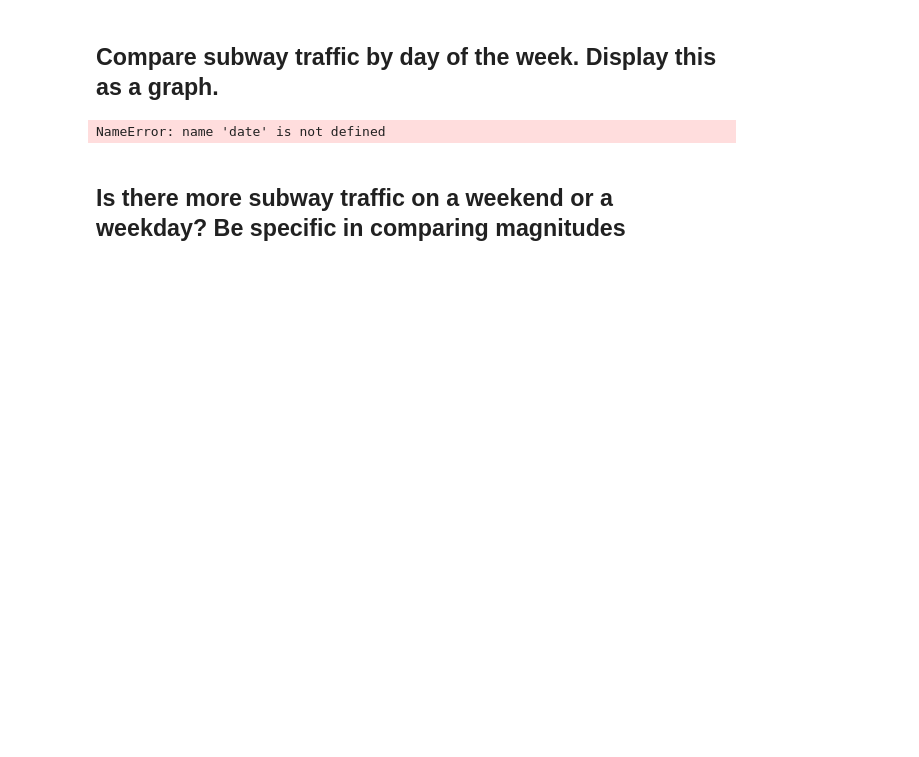
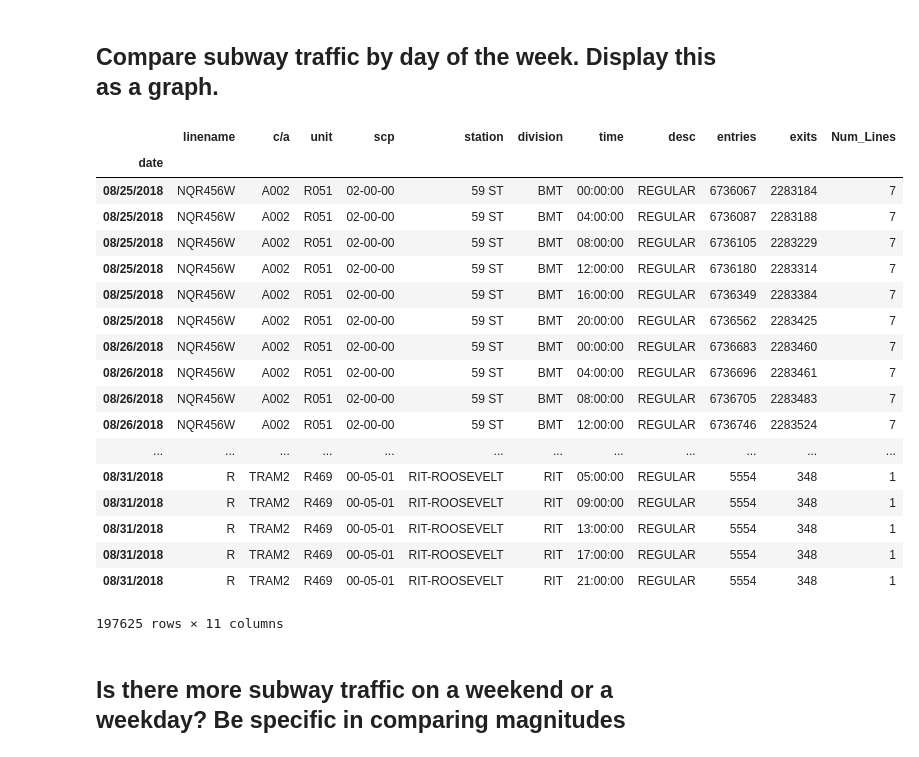
Before and after one commit to minnaf/dsc-pandas-series-and-dataframes-lab-nyc-ds-060319, a Jupyter notebook: index.ipynb, the cells around one changed output. Saved outputs shown, nothing was run; the diff lists cells and outputs as text; code cells hidden in the pictures; blank space fills up the shorter version.

```diff
--- a/index.ipynb
+++ b/index.ipynb
@@ -132,9 +132,27 @@ Index(['linename', 'c/a', 'unit', 'scp', 'station', 'division', 'date', 'time',
 ## Compare subway traffic by day of the week. Display this as a graph.
 # %%
 #Your code here
-df.set_index('date)
+df.set_index('date')
 # %% [output]
+|  | linename | c/a | unit | scp | station | division | time | desc | entries | exits | Num_Lines |
+| date |  |  |  |  |  |  |  |  |  |  |  |
+| 08/25/2018 | NQR456W | A002 | R051 | 02-00-00 | 59 ST | BMT | 00:00:00 | REGULAR | 6736067 | 2283184 | 7 |
+| 08/25/2018 | NQR456W | A002 | R051 | 02-00-00 | 59 ST | BMT | 04:00:00 | REGULAR | 6736087 | 2283188 | 7 |
+| 08/25/2018 | NQR456W | A002 | R051 | 02-00-00 | 59 ST | BMT | 08:00:00 | REGULAR | 6736105 | 2283229 | 7 |
+| 08/25/2018 | NQR456W | A002 | R051 | 02-00-00 | 59 ST | BMT | 12:00:00 | REGULAR | 6736180 | 2283314 | 7 |
+| 08/25/2018 | NQR456W | A002 | R051 | 02-00-00 | 59 ST | BMT | 16:00:00 | REGULAR | 6736349 | 2283384 | 7 |
+| 08/25/2018 | NQR456W | A002 | R051 | 02-00-00 | 59 ST | BMT | 20:00:00 | REGULAR | 6736562 | 2283425 | 7 |
+| 08/26/2018 | NQR456W | A002 | R051 | 02-00-00 | 59 ST | BMT | 00:00:00 | REGULAR | 6736683 | 2283460 | 7 |
+| 08/26/2018 | NQR456W | A002 | R051 | 02-00-00 | 59 ST | BMT | 04:00:00 | REGULAR | 6736696 | 2283461 | 7 |
+| 08/26/2018 | NQR456W | A002 | R051 | 02-00-00 | 59 ST | BMT | 08:00:00 | REGULAR | 6736705 | 2283483 | 7 |
+| 08/26/2018 | NQR456W | A002 | R051 | 02-00-00 | 59 ST | BMT | 12:00:00 | REGULAR | 6736746 | 2283524 | 7 |
+| ... | ... | ... | ... | ... | ... | ... | ... | ... | ... | ... | ... |
+| 08/31/2018 | R | TRAM2 | R469 | 00-05-01 | RIT-ROOSEVELT | RIT | 05:00:00 | REGULAR | 5554 | 348 | 1 |
+| 08/31/2018 | R | TRAM2 | R469 | 00-05-01 | RIT-ROOSEVELT | RIT | 09:00:00 | REGULAR | 5554 | 348 | 1 |
+| 08/31/2018 | R | TRAM2 | R469 | 00-05-01 | RIT-ROOSEVELT | RIT | 13:00:00 | REGULAR | 5554 | 348 | 1 |
+| 08/31/2018 | R | TRAM2 | R469 | 00-05-01 | RIT-ROOSEVELT | RIT | 17:00:00 | REGULAR | 5554 | 348 | 1 |
+| 08/31/2018 | R | TRAM2 | R469 | 00-05-01 | RIT-ROOSEVELT | RIT | 21:00:00 | REGULAR | 5554 | 348 | 1 |
-NameError: name 'date' is not defined
+197625 rows × 11 columns
 # %% [markdown]
 ## Is there more subway traffic on a weekend or a weekday?    Be specific in comparing magnitudes
 # %%
```
